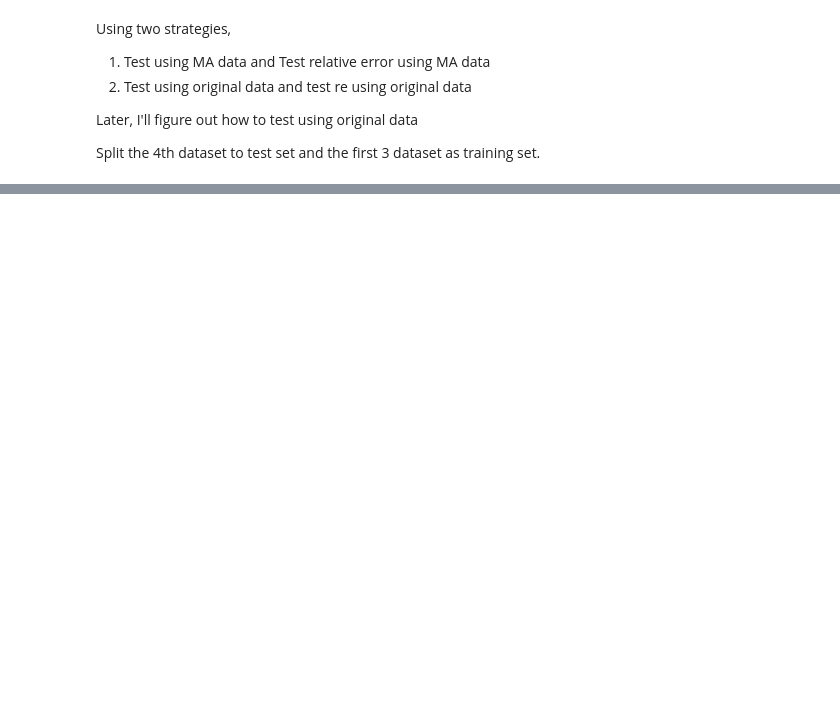
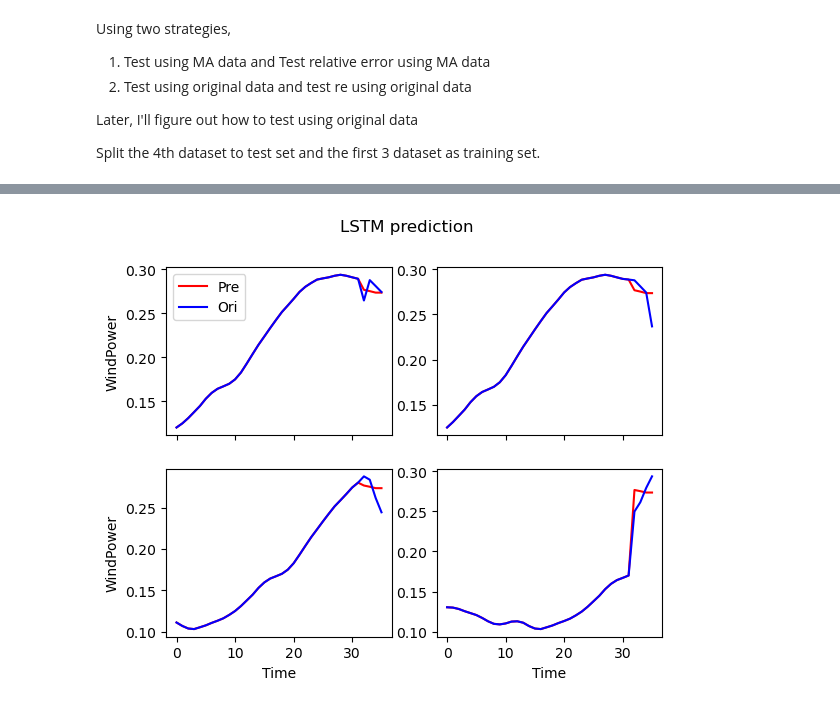
Before and after one commit to Toby-X/BDAI, a Jupyter notebook: Project/project.ipynb, the cells around one changed output, grey strips where cells are left out. Saved outputs shown, nothing was run; the diff lists cells and outputs as text; code cells hidden in the pictures; blank space fills up the shorter version.

```diff
--- a/Project/project.ipynb
+++ b/Project/project.ipynb
@@ -469,0 +238,20 @@ print(sum(idx)/60)
+# %%
+# Training Sets
+train1 = np.array(wind1[["GridPower", "WindSpd"]][19:])
+train_data1 = mydata(train1, train1[:, 1], sequence_length)
+train2 = np.array(wind2[["GridPower", "WindSpd"]][19:])
+train_data2 = mydata(train2, train2[:, 1], sequence_length)
+train3 = np.array(wind3[["GridPower", "WindSpd"]][19:])
+train_data3 = mydata(train3, train3[:, 1], sequence_length)
+
+# Data Loader
+train_dat1 = data.DataLoader(
+    dataset=train_data1, batch_size=batch_size, shuffle=True)
+train_dat2 = data.DataLoader(
+    dataset=train_data2, batch_size=batch_size, shuffle=True)
+train_dat3 = data.DataLoader(
+    dataset=train_data3, batch_size=batch_size, shuffle=True)
+test_dat = data.DataLoader(
+    dataset=test_data, batch_size=batch_size, shuffle=False)
+test_dat1 = data.DataLoader(
+    dataset=test_data1, batch_size=batch_size, shuffle=True)
@@ -469,0 +339,59 @@ print(sum(idx)/60)
+# %%
+import matplotlib.pyplot as plt
+plt.subplots(2, 2, sharex=True)
+plt.suptitle("LSTM prediction")
+re_tmp = re.reshape(-1, 4)
+ldiff = np.sum(re_tmp, axis=1)
+order = np.argsort(ldiff)
+i = 0
+with torch.no_grad():
+    for values, labels in test_dat:
+        values = values.reshape(-1, sequence_length-4, input_size).to(device)
+        labels = labels.to(device)
+        outputs = lstm_ma(values)
+
+        if i <= order[0] and order[0] < i+labels.shape[0]:
+            x = values[int(order[0]-i), :, 0].reshape(-1,)
+            yo = labels[int(order[0]-i), :].reshape(-1,)
+            yp = outputs[int(order[0]-i), :].reshape(-1,)
+            lo = np.concatenate((x, yo), axis=0)
+            lp = np.concatenate((x, yp), axis=0)
+            plt.subplot(221)
+            plt.plot(lp, "r")
+            plt.plot(lo, "b")
+            plt.legend(["Pre", "Ori"])
+            plt.ylabel("WindPower")
+        if i <= order[1] and order[1] < i+labels.shape[0]:
+            x = values[int(order[1]-i), :, 0].reshape(-1,)
+            yo = labels[int(order[1]-i), :].reshape(-1,)
+            yp = outputs[int(order[1]-i), :].reshape(-1,)
+            lo = np.concatenate((x, yo), axis=0)
+            lp = np.concatenate((x, yp), axis=0)
+            plt.subplot(222)
+            plt.plot(lp, "r")
+            plt.plot(lo, "b")
+        if i <= order[2] and order[2] < i+labels.shape[0]:
+            x = values[int(order[2]-i), :, 0].reshape(-1,)
+            yo = labels[int(order[2]-i), :].reshape(-1,)
+            yp = outputs[int(order[2]-i), :].reshape(-1,)
+            lo = np.concatenate((x, yo), axis=0)
+            lp = np.concatenate((x, yp), axis=0)
+            plt.subplot(223)
+            plt.plot(lp, "r")
+            plt.plot(lo, "b")
+            plt.ylabel("WindPower")
+            plt.xlabel("Time")
+        if i <= order[3] and order[3] < i+labels.shape[0]:
+            x = values[int(order[3]-i), :, 0].reshape(-1,)
+            yo = labels[int(order[3]-i), :].reshape(-1,)
+            yp = outputs[int(order[3]-i), :].reshape(-1,)
+            lo = np.concatenate((x, yo), axis=0)
+            lp = np.concatenate((x, yp), axis=0)
+            plt.subplot(224)
+            plt.plot(lp, "r")
+            plt.plot(lo, "b")
+            plt.xlabel("Time")
+
+        i += labels.shape[0]
+# %% [output]
+[figure, added]
```
Also changed, not shown: parts of 50 cells of this notebook, 3 other files.
